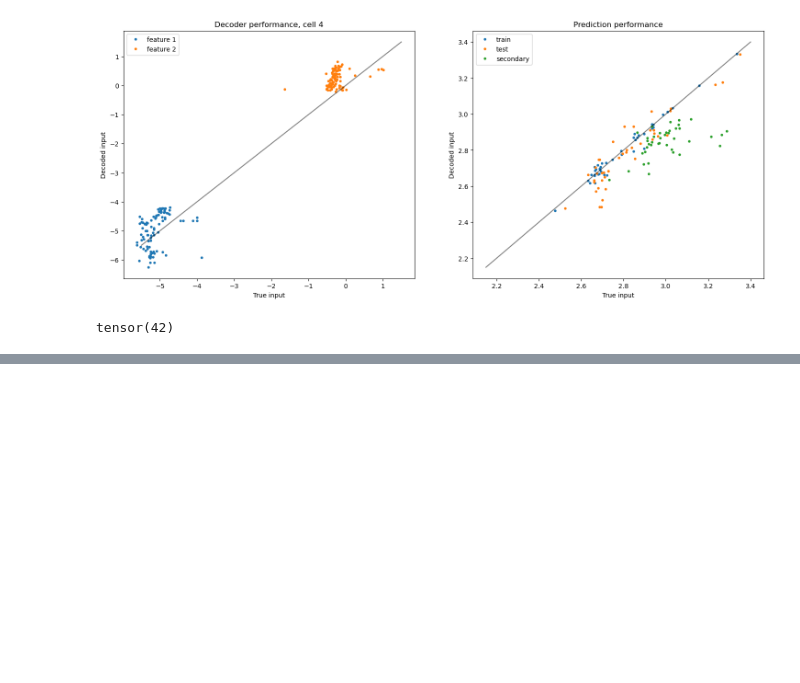
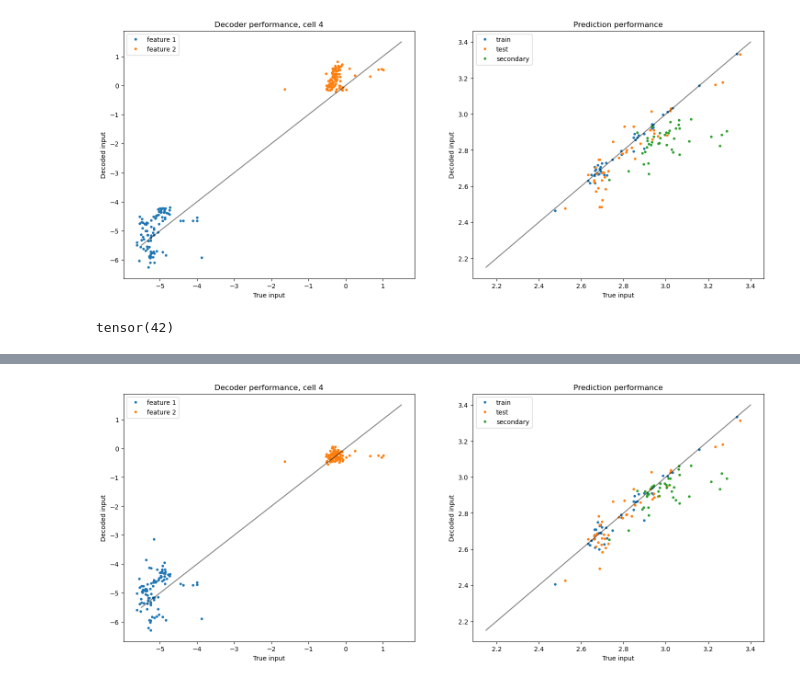
Before and after one commit to nathan99sun/HybridPred, a Jupyter notebook: source/AutoEncoders_DimensionReduction_Daniel.ipynb, the cells around one changed output, grey strips where cells are left out. Drawn from its saved outputs; the diff is of its cells as text; code cells hidden in the pictures; blank space fills up the shorter version.

```diff
--- a/source/AutoEncoders_DimensionReduction_Daniel.ipynb
+++ b/source/AutoEncoders_DimensionReduction_Daniel.ipynb
@@ -106,0 +158,4 @@ tensor(42)
+# %%
+model_individual.plotter(x, y, 4)
+# %% [output]
+[figure, added]
```
Also changed, not shown: parts of 3 cells of this notebook, 2 other files.
